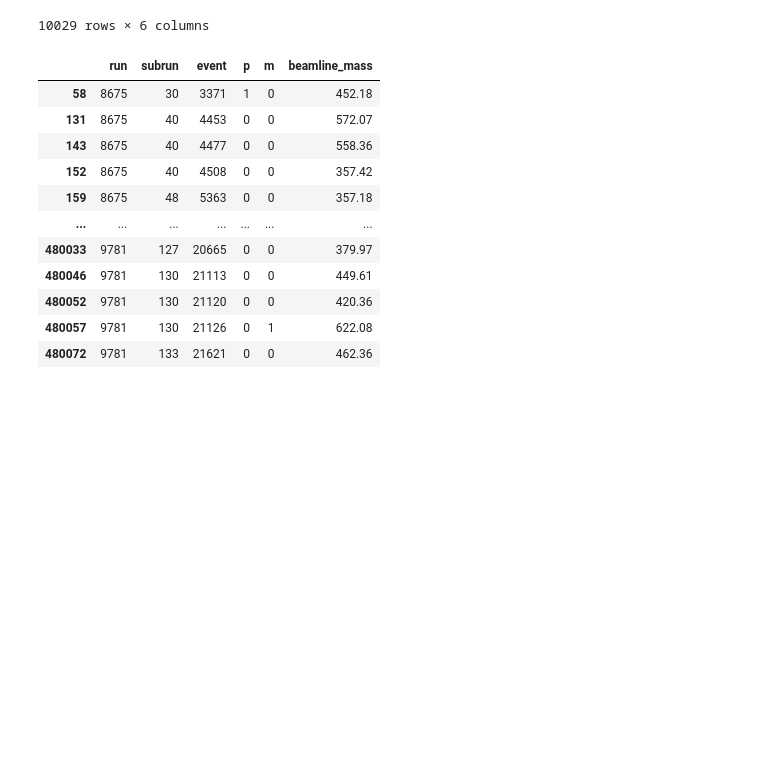
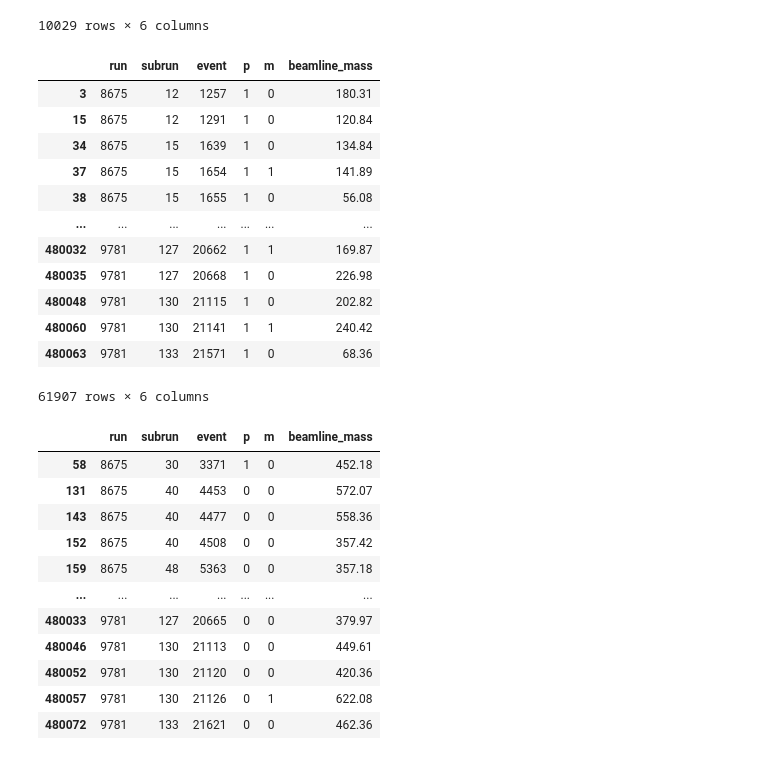
Before and after one commit to mohummudh/proton-deuteron, a Jupyter notebook: cuts/masscut.ipynb, the cells around one changed output. Cells and saved outputs as stored; diff of their text form; code cells hidden in the pictures; blank space fills up the shorter version.

Commit message:
muon selection

```diff
--- a/cuts/masscut.ipynb
+++ b/cuts/masscut.ipynb
@@ -667,6 +667,23 @@ deuterons
 10029 rows × 6 columns
 # %%
 # deuterons[['run', 'subrun', 'event']].to_csv('predeuterons_all_1600_2750.csv', index=False)
+# %%
+picky_muons = df[(df['beamline_mass'] > 50) & (df['beamline_mass'] <= 300) & (df['p'] == 1)]
+picky_muons
+# %% [output]
+|  | run | subrun | event | p | m | beamline_mass |
+| 3 | 8675 | 12 | 1257 | 1 | 0 | 180.31 |
+| 15 | 8675 | 12 | 1291 | 1 | 0 | 120.84 |
+| 34 | 8675 | 15 | 1639 | 1 | 0 | 134.84 |
+| 37 | 8675 | 15 | 1654 | 1 | 1 | 141.89 |
+| 38 | 8675 | 15 | 1655 | 1 | 0 | 56.08 |
+| ... | ... | ... | ... | ... | ... | ... |
+| 480032 | 9781 | 127 | 20662 | 1 | 1 | 169.87 |
+| 480035 | 9781 | 127 | 20668 | 1 | 0 | 226.98 |
+| 480048 | 9781 | 130 | 21115 | 1 | 0 | 202.82 |
+| 480060 | 9781 | 130 | 21141 | 1 | 1 | 240.42 |
+| 480063 | 9781 | 133 | 21571 | 1 | 0 | 68.36 |
+61907 rows × 6 columns
 # %%
 all_kaons = df[(df['beamline_mass'] > 350) & (df['beamline_mass'] < 650)]
 all_kaons
```
